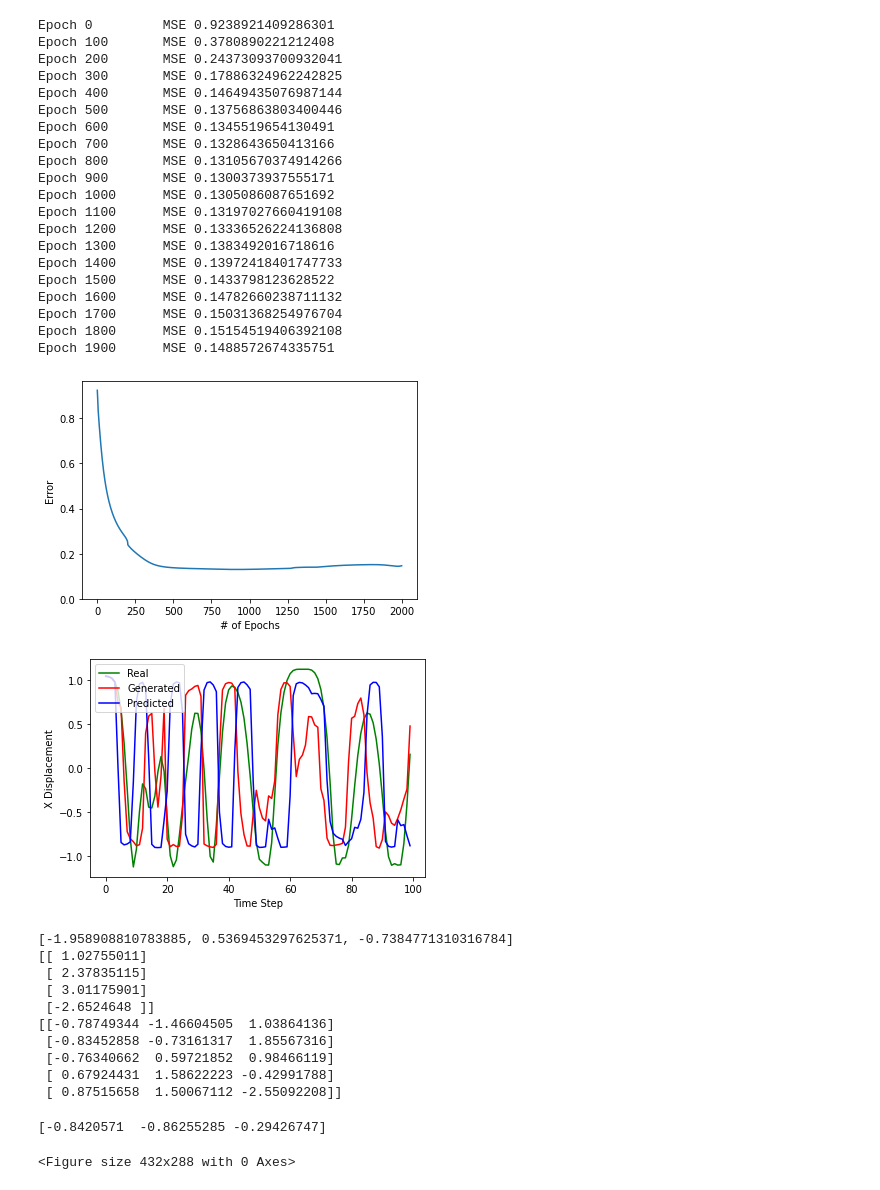
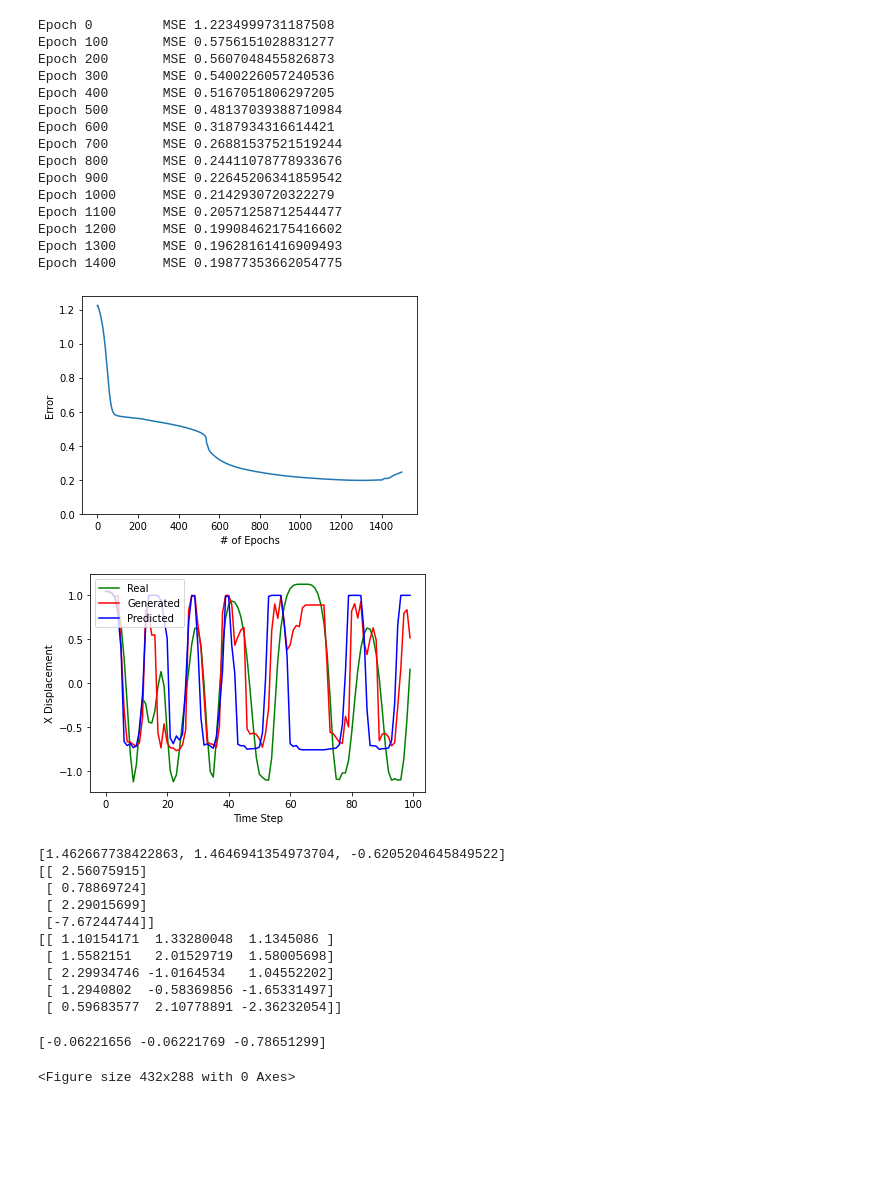
Before and after one commit to ShroomyJr/double_pendulum_nn, a Jupyter notebook: jupyter.ipynb, the cells around one changed output. Saved outputs shown, nothing was run; the diff lists cells and outputs as text; code cells hidden in the pictures; blank space fills up the shorter version.

```diff
--- a/jupyter.ipynb
+++ b/jupyter.ipynb
@@ -12,7 +12,7 @@ random.seed(231)
 learning_rate = 0.001
 time_steps = 100
 window = 4
-epochs = 2000
+epochs = 1500
 # %%
 training_set = read_csv_for_network('./dataset/physics_model/0_cropped.csv')[:600]
 training_set = [row[1] for row in training_set]
@@ -25,32 +25,27 @@ training_set = [training_set[i] for i in range(0,600,6)]
 # %%
 # Initialize Network with Nguyen_Widrow weighting
 x_network = RNN(window, 3, 1)
-x_network.nguyen_widrow()
+# x_network.nguyen_widrow()
 # Train Network on First Training Set
 # training_set = [float((np.sin(x/2))) for x in range(time_steps)] #Sin training set
 error = x_network.train(training_set[:time_steps], time_steps, \
         learning_rate=learning_rate, epochs=epochs, window=window)
 # %% [output]
-Epoch 0         MSE 0.9238921409286301
-Epoch 100       MSE 0.3780890221212408
-Epoch 200       MSE 0.24373093700932041
-Epoch 300       MSE 0.17886324962242825
-Epoch 400       MSE 0.14649435076987144
-Epoch 500       MSE 0.13756863803400446
-Epoch 600       MSE 0.1345519654130491
-Epoch 700       MSE 0.1328643650413166
-Epoch 800       MSE 0.13105670374914266
-Epoch 900       MSE 0.1300373937555171
-Epoch 1000      MSE 0.1305086087651692
-Epoch 1100      MSE 0.13197027660419108
-Epoch 1200      MSE 0.13336526224136808
-Epoch 1300      MSE 0.1383492016718616
-Epoch 1400      MSE 0.13972418401747733
-Epoch 1500      MSE 0.1433798123628522
-Epoch 1600      MSE 0.14782660238711132
-Epoch 1700      MSE 0.15031368254976704
-Epoch 1800      MSE 0.15154519406392108
-Epoch 1900      MSE 0.1488572674335751
+Epoch 0         MSE 1.2234999731187508
+Epoch 100       MSE 0.5756151028831277
+Epoch 200       MSE 0.5607048455826873
+Epoch 300       MSE 0.5400226057240536
+Epoch 400       MSE 0.5167051806297205
+Epoch 500       MSE 0.48137039388710984
+Epoch 600       MSE 0.3187934316614421
+Epoch 700       MSE 0.26881537521519244
+Epoch 800       MSE 0.24411078778933676
+Epoch 900       MSE 0.22645206341859542
+Epoch 1000      MSE 0.2142930720322279
+Epoch 1100      MSE 0.20571258712544477
+Epoch 1200      MSE 0.19908462175416602
+Epoch 1300      MSE 0.19628161416909493
+Epoch 1400      MSE 0.19877353662054775
 # %%
 plt.figure(0)
 plt.plot(error)
@@ -59,49 +54,49 @@ plt.xlabel('# of Epochs')
 plt.ylim(0)
 plt.show()
 # %% [output]
-[figure, old version]
+[figure, new version]
 # %%
 x = training_set[0:4]
 x_generated = [*x] #First 4 timesteps come from the original function
 x_predicted = [*x]
 for time in range(window,time_steps):
     _, y, _ = x_network.feed_forward(training_set[time-window:time])
     _, z, _ = x_network.feed_forward(x)
     # x = z
-    x.append(*z)
+    x.append(float(z[0]))
     x = x[1:]
     x_predicted.append(*z)
     x_generated.append(*y)
 # print(x_generated, x_predicted)
 plt.figure(1)
 plt.plot(training_set[:time_steps], color="g", label="Real")
 plt.plot(x_generated, color="r", label="Generated")
 plt.plot(x_predicted, color="b", label="Predicted")
 plt.xlabel('Time Step')
 plt.ylabel('X Displacement')
 plt.legend(loc="upper left")
 plt.show()
 # %% [output]
-[figure, old version]
+[figure, new version]
 # %%
 print(x_network.u)
 print(np.array(x_network.w))
 print(np.array(x_network.v))
 # %% [output]
-[-1.958908810783885, 0.5369453297625371, -0.7384771310316784]
-[[ 1.02755011]
- [ 2.37835115]
- [ 3.01175901]
- [-2.6524648 ]]
-[[-0.78749344 -1.46604505  1.03864136]
- [-0.83452858 -0.73161317  1.85567316]
- [-0.76340662  0.59721852  0.98466119]
- [ 0.67924431  1.58622223 -0.42991788]
- [ 0.87515658  1.50067112 -2.55092208]]
+[1.462667738422863, 1.4646941354973704, -0.6205204645849522]
+[[ 2.56075915]
+ [ 0.78869724]
+ [ 2.29015699]
+ [-7.67244744]]
+[[ 1.10154171  1.33280048  1.1345086 ]
+ [ 1.5582151   2.01529719  1.58005698]
+ [ 2.29934746 -1.0164534   1.04552202]
+ [ 1.2940802  -0.58369856 -1.65331497]
+ [ 0.59683577  2.10778891 -2.36232054]]
 # %%
 print(np.clip(x_network.h, -1, 1))
 # %% [output]
-[-0.8420571  -0.86255285 -0.29426747]
+[-0.06221656 -0.06221769 -0.78651299]
 # %%
 data = training_set = read_csv_for_network('./dataset/physics_model/0_cropped.csv')[:600]
 x_1 = [row[0] for row in data]
```
Also changed, not shown: parts of 2 cells of this notebook, 10 other files.
